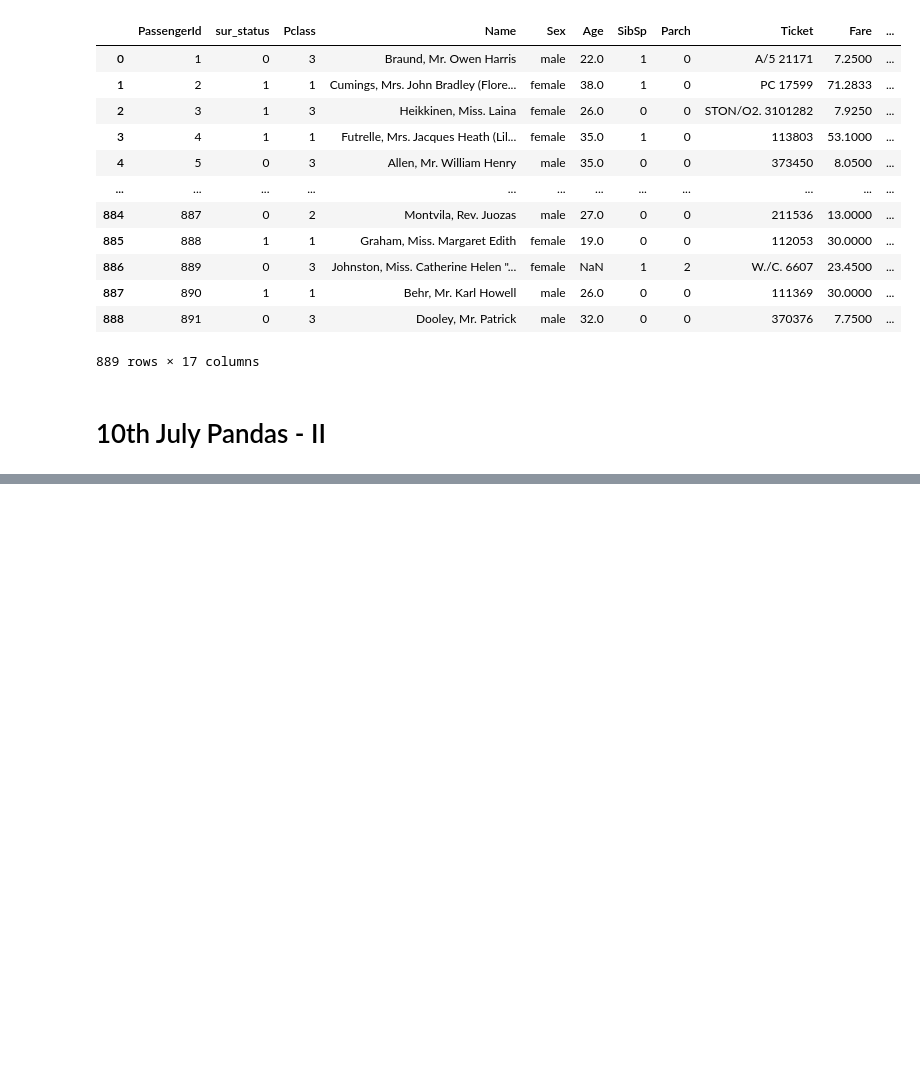
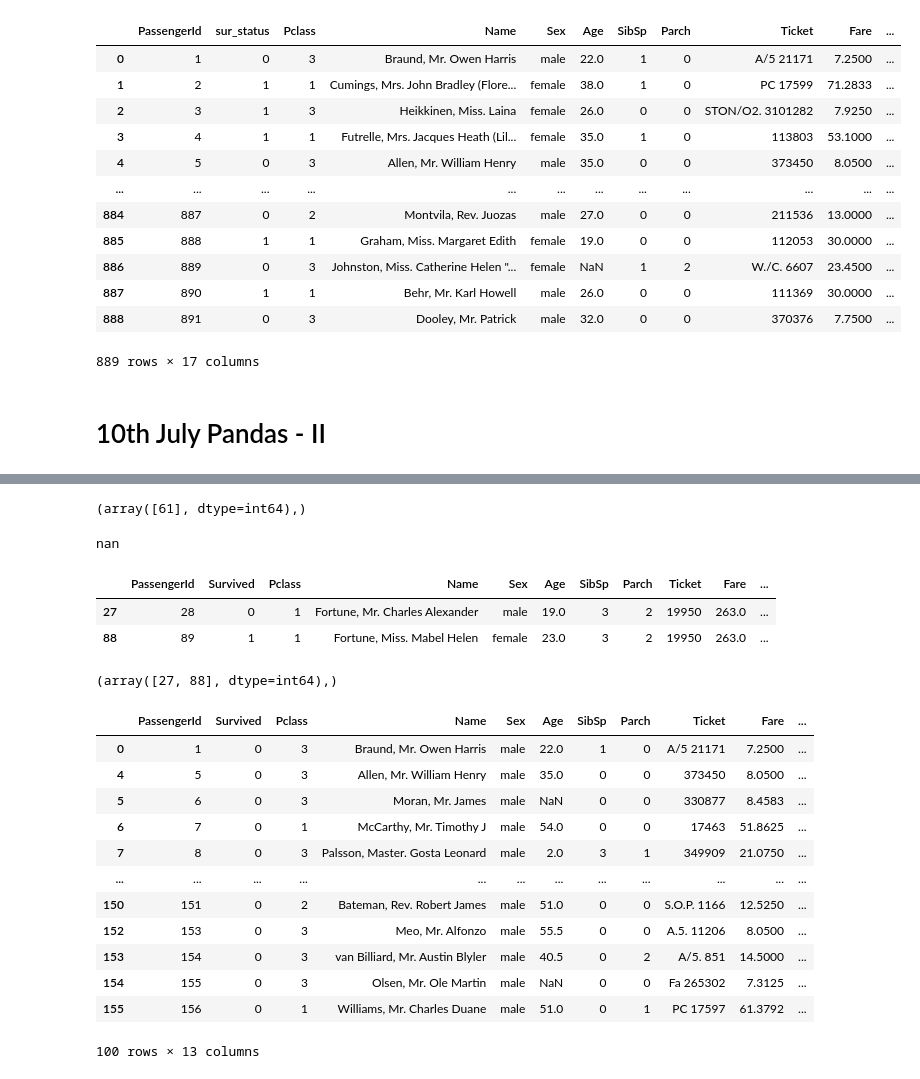
Before and after one commit to KarthikRaghavan-Annamalai/Data-Science-Machine-Learning, a Jupyter notebook: Notebooks/Data_Science_Machine_Learning_Part_6.ipynb, the cells around one changed output, grey strips where cells are left out. Cells and saved outputs as stored; diff of their text form; code cells hidden in the pictures; blank space fills up the shorter version.

```diff
--- a/Notebooks/Data_Science_Machine_Learning_Part_6.ipynb
+++ b/Notebooks/Data_Science_Machine_Learning_Part_6.ipynb
@@ -324,0 +570,37 @@ pd.read_csv(r'https://raw.githubusercontent.com/abhishekchhibber/Titanic-Data-Vi
+# %%
+# We can also use numpy to filter null values
+# This returns the index number
+
+np.where(titanic_dataset.Embarked.isnull())
+# %% [output]
+(array([61], dtype=int64),)
+# %%
+titanic_dataset.Embarked[61]
+# %% [output]
+nan
+# %%
+titanic_dataset[titanic_dataset.Fare == titanic_dataset.Fare.max()]
+# %% [output]
+|  | PassengerId | Survived | Pclass | Name | Sex | Age | SibSp | Parch | Ticket | Fare | ... |
+| 27 | 28 | 0 | 1 | Fortune, Mr. Charles Alexander | male | 19.0 | 3 | 2 | 19950 | 263.0 | ... |
+| 88 | 89 | 1 | 1 | Fortune, Miss. Mabel Helen | female | 23.0 | 3 | 2 | 19950 | 263.0 | ... |
+# %%
+np.where(titanic_dataset.Fare == titanic_dataset.Fare.max())
+# %% [output]
+(array([27, 88], dtype=int64),)
+# %%
+titanic_dataset[titanic_dataset.Sex == 'male']
+# %% [output]
+|  | PassengerId | Survived | Pclass | Name | Sex | Age | SibSp | Parch | Ticket | Fare | ... |
+| 0 | 1 | 0 | 3 | Braund, Mr. Owen Harris | male | 22.0 | 1 | 0 | A/5 21171 | 7.2500 | ... |
+| 4 | 5 | 0 | 3 | Allen, Mr. William Henry | male | 35.0 | 0 | 0 | 373450 | 8.0500 | ... |
+| 5 | 6 | 0 | 3 | Moran, Mr. James | male | NaN | 0 | 0 | 330877 | 8.4583 | ... |
+| 6 | 7 | 0 | 1 | McCarthy, Mr. Timothy J | male | 54.0 | 0 | 0 | 17463 | 51.8625 | ... |
+| 7 | 8 | 0 | 3 | Palsson, Master. Gosta Leonard | male | 2.0 | 3 | 1 | 349909 | 21.0750 | ... |
+| ... | ... | ... | ... | ... | ... | ... | ... | ... | ... | ... | ... |
+| 150 | 151 | 0 | 2 | Bateman, Rev. Robert James | male | 51.0 | 0 | 0 | S.O.P. 1166 | 12.5250 | ... |
+| 152 | 153 | 0 | 3 | Meo, Mr. Alfonzo | male | 55.5 | 0 | 0 | A.5. 11206 | 8.0500 | ... |
+| 153 | 154 | 0 | 3 | van Billiard, Mr. Austin Blyler | male | 40.5 | 0 | 2 | A/5. 851 | 14.5000 | ... |
+| 154 | 155 | 0 | 3 | Olsen, Mr. Ole Martin | male | NaN | 0 | 0 | Fa 265302 | 7.3125 | ... |
+| 155 | 156 | 0 | 1 | Williams, Mr. Charles Duane | male | 51.0 | 0 | 1 | PC 17597 | 61.3792 | ... |
+100 rows × 13 columns
```
Also changed, not shown: parts of 82 cells of this notebook.
